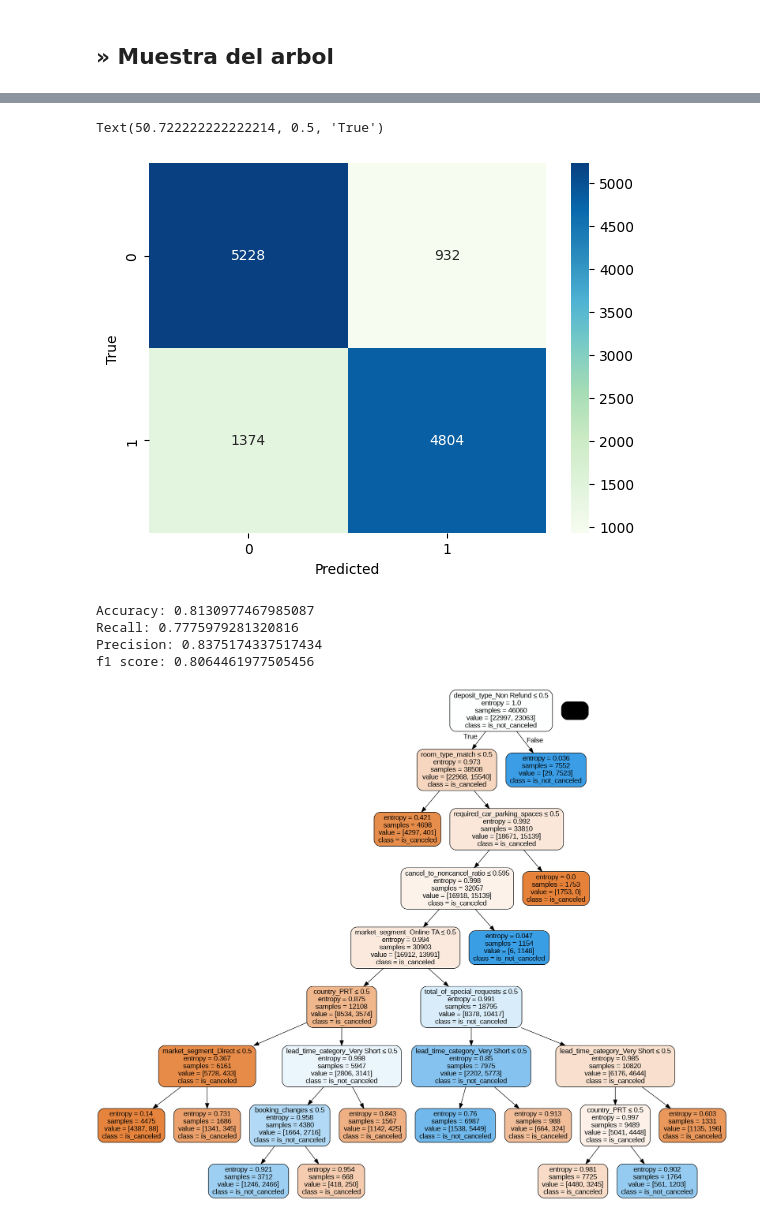
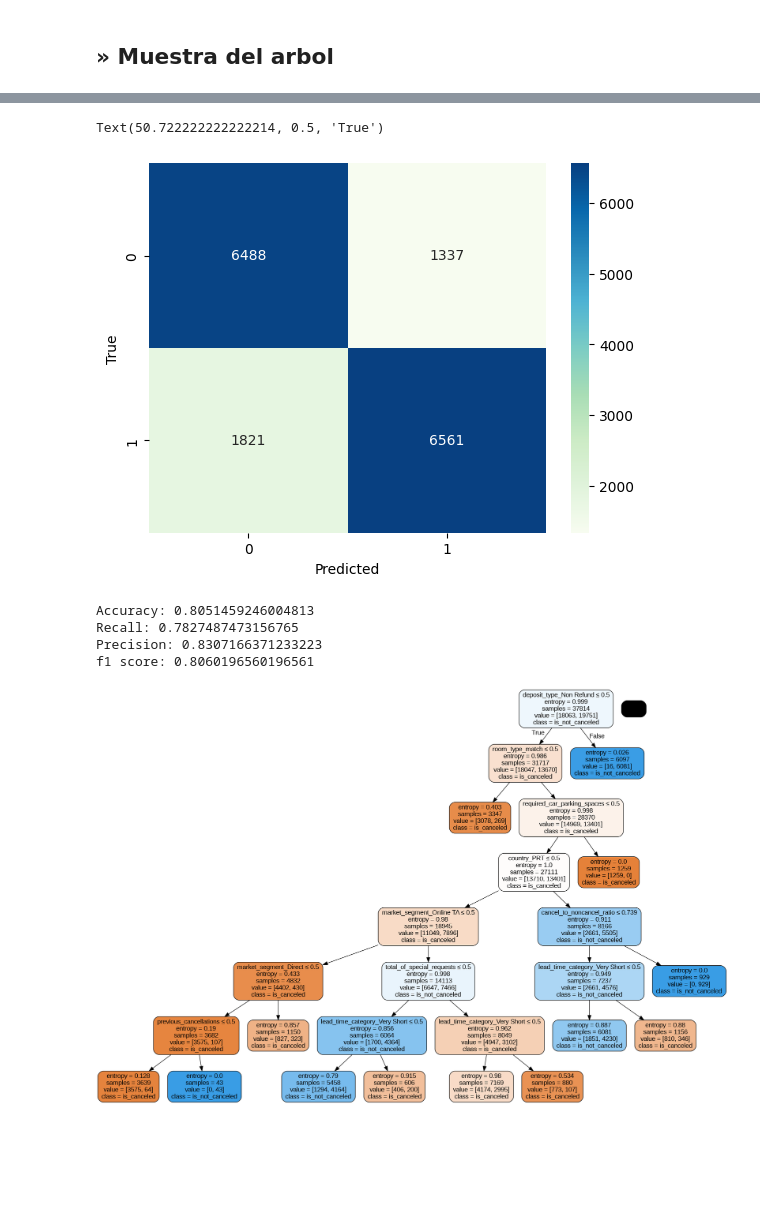
Before and after one commit to lautitorraca/7506R-2C2023-GRUPO24, a Jupyter notebook: TP1/7506R_TP1_GRUPO24_CHP2_ENTREGA.ipynb, the cells around one changed output, grey strips where cells are left out. Saved outputs shown, nothing was run; the diff lists cells and outputs as text; code cells hidden in the pictures; blank space fills up the shorter version.

```diff
--- a/TP1/7506R_TP1_GRUPO24_CHP2_ENTREGA.ipynb
+++ b/TP1/7506R_TP1_GRUPO24_CHP2_ENTREGA.ipynb
@@ -932,14 +903,13 @@ from sklearn.tree import DecisionTreeClassifier
 from sklearn.metrics import make_scorer, f1_score
 
 #Cantidad de combinaciones que quiero porbar
-n=10
-
+n=5
 #Conjunto de parámetros que quiero usar
 params_grid = {'criterion':['gini','entropy'],
-               'min_samples_leaf':list(range(5,50)),
-               'min_samples_split': list(range(4,40)),
+               'min_samples_leaf':list(range(1,50)),
+               'min_samples_split': list(range(2,40)),
                'ccp_alpha':np.linspace(0.001,0.005,n),
-               'max_depth':list(range(5,30))}
+               'max_depth':list(range(1,30))}
 
 #Cantidad de splits para el Cross Validation
 folds=15
@@ -994,7 +957,7 @@ arbolcv3 = DecisionTreeClassifier().set_params(**randomcv.best_params_)
 scorer_fn = make_scorer(f1_score)
 
 #Hago CV
-resultados = cross_validate(arbolcv3,x_train3, y_train3, cv=kfoldcv,scoring=scorer_fn,return_estimator=True)
+resultados = cross_validate(arbolcv3,x_train1, y_train1, cv=kfoldcv,scoring=scorer_fn,return_estimator=True)
 
 metricsCV=resultados['test_score']
 mejor_performance=resultados['estimator'][np.where(metricsCV==max(metricsCV))[0][0]]
@@ -1027,45 +990,46 @@ array([0.80012711, 0.81277672, 0.80025365, 0.81132075, 0.81577287,
 # %%
 
-model3 = arbolcv3.fit(X = x_train3, y = y_train3)
-y_pred3 = model3.predict(x_test3)
+model3 = mejor_performance.fit(X = x_train1, y = y_train1)
+y_pred3 = model3.predict(x_test1)
 
 
-tabla3 = confusion_matrix(y_test3, y_pred3)
+tabla3 = confusion_matrix(y_test1, y_pred3)
 
 sns.heatmap(tabla3,cmap='GnBu',annot=True,fmt='g')
 plt.xlabel('Predicted')
 plt.ylabel('True')
 # %% [output]
 Text(50.722222222222214, 0.5, 'True')
-[figure, old version]
+[figure, new version]
 # %%
-mostrar_metricas(y_test3, y_pred3)
+mostrar_metricas(y_test1, y_pred3)
 # %% [output]
-Accuracy: 0.8130977467985087
-Recall: 0.7775979281320816
-Precision: 0.8375174337517434
-f1 score: 0.8064461977505456
+Accuracy: 0.8051459246004813
+Recall: 0.7827487473156765
+Precision: 0.8307166371233223
+f1 score: 0.8060196560196561
 # %%
-df_split_test3 = df_split_test_dum2.drop(['is_canceled', 'id'], axis='columns', inplace=False)
-ids3 = df_split_test_dum2['id'].copy()
 
-prediccion3 = mejor_performance.predict(df_split_test3)
+df_trabajo_test_3 = df_trabajo_test_dum1.drop(['is_canceled', 'id'], axis='columns', inplace=False)
+ids3 = df_trabajo_test_dum1['id'].copy()
 
-df_prediccion3 = pd.DataFrame({'id': ids3, 'is_canceled': prediccion3})
 
-df_resultado3 = pd.DataFrame(zip(ids3, prediccion3),columns=['id','is_canceled'])
-# df_resultado3.to_csv('df_prediccion3.csv')
+prediccion3 = mejor_performance.predict(df_trabajo_test_3)
+
+df_prediccion3 = pd.DataFrame({'id': ids1, 'is_canceled': prediccion1})
+
+# df_prediccion3.to_csv('df_prediccion3.csv')
 # files.download('df_prediccion3.csv')
 # %%
 #Grafico
 dot_data = StringIO()
 export_graphviz(mejor_performance, out_file=dot_data,
                 filled=True, rounded=True,
                 special_characters=True,
-                feature_names=df_split_test3.columns.to_list(),
+                feature_names=df_trabajo_test_3.columns.to_list(),
                 class_names=['is_canceled','is_not_canceled'])
 
 graph = pydotplus.graph_from_dot_data(dot_data.getvalue())
 Image(graph.create_png())
 # %% [output]
-[figure, old version]
+[figure, new version]
```
Also changed, not shown: parts of 25 cells of this notebook.
